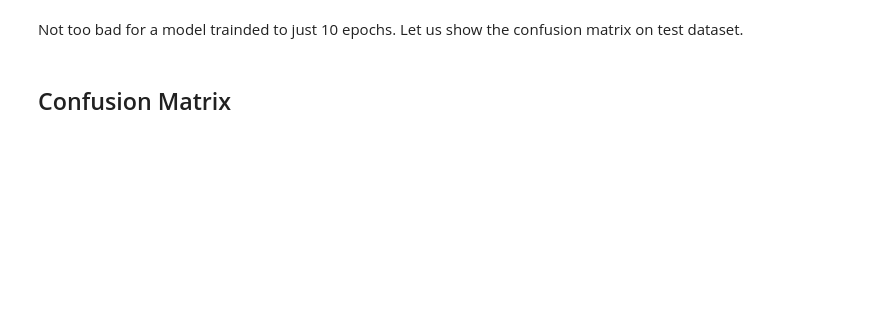
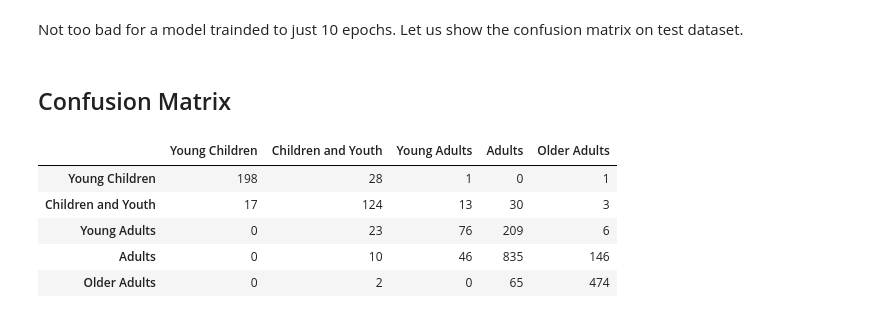
Before and after one commit to sivakornchong/fd_widerface_yolov8, a Jupyter notebook: age_classification.ipynb, the cells around one changed output. Saved outputs shown, nothing was run; the diff lists cells and outputs as text; code cells hidden in the pictures; blank space fills up the shorter version.

```diff
--- a/age_classification.ipynb
+++ b/age_classification.ipynb
@@ -614,3 +625,20 @@ with torch.no_grad():  # this stops pytorch doing computational graph stuff unde
 Not too bad for a model trainded to just 10 epochs. Let us show the confusion matrix on test dataset.
 # %% [markdown]
 ## Confusion Matrix
+# %%
+labels = ['Young Children','Children and Youth','Young Adults', 'Adults', 'Older Adults']
+# %%
+from sklearn.metrics import confusion_matrix
+cm = confusion_matrix(y, y_hat)
+cm_df = pd.DataFrame(cm,
+                     index = labels,
+                     columns = labels)
+# %%
+cm_df
+# %% [output]
+|  | Young Children | Children and Youth | Young Adults | Adults | Older Adults |
+| Young Children | 198 | 28 | 1 | 0 | 1 |
+| Children and Youth | 17 | 124 | 13 | 30 | 3 |
+| Young Adults | 0 | 23 | 76 | 209 | 6 |
+| Adults | 0 | 10 | 46 | 835 | 146 |
+| Older Adults | 0 | 2 | 0 | 65 | 474 |
```
Also changed, not shown: parts of 7 cells of this notebook.
